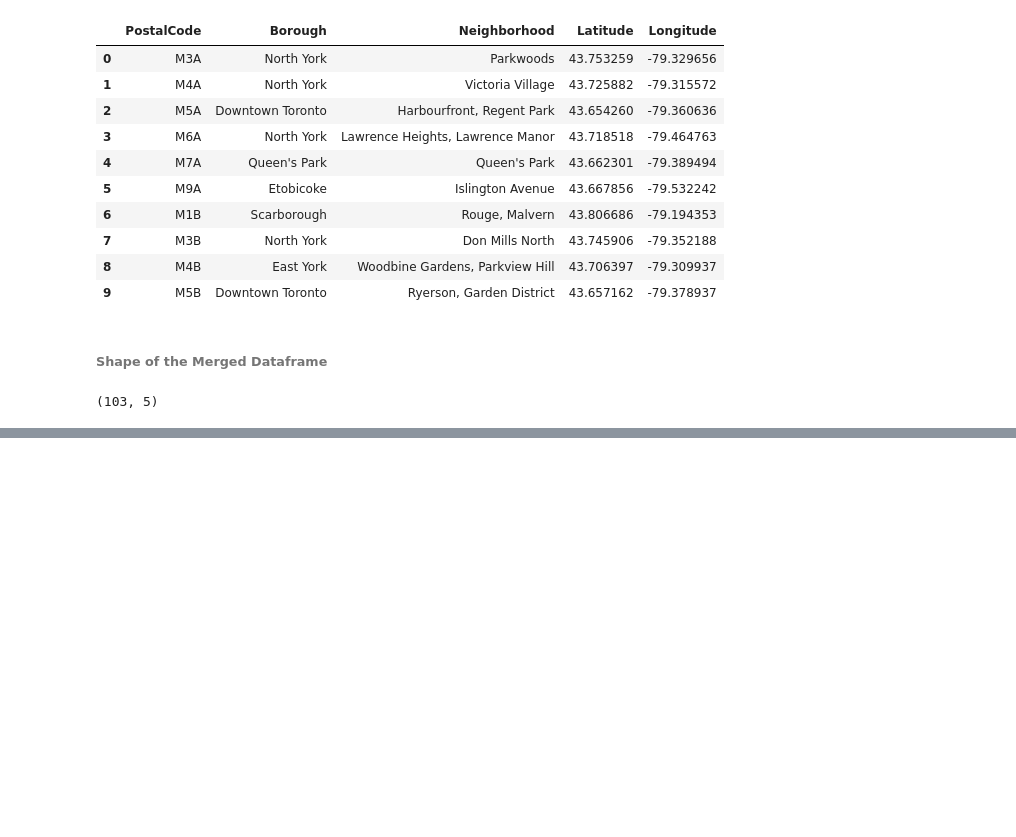
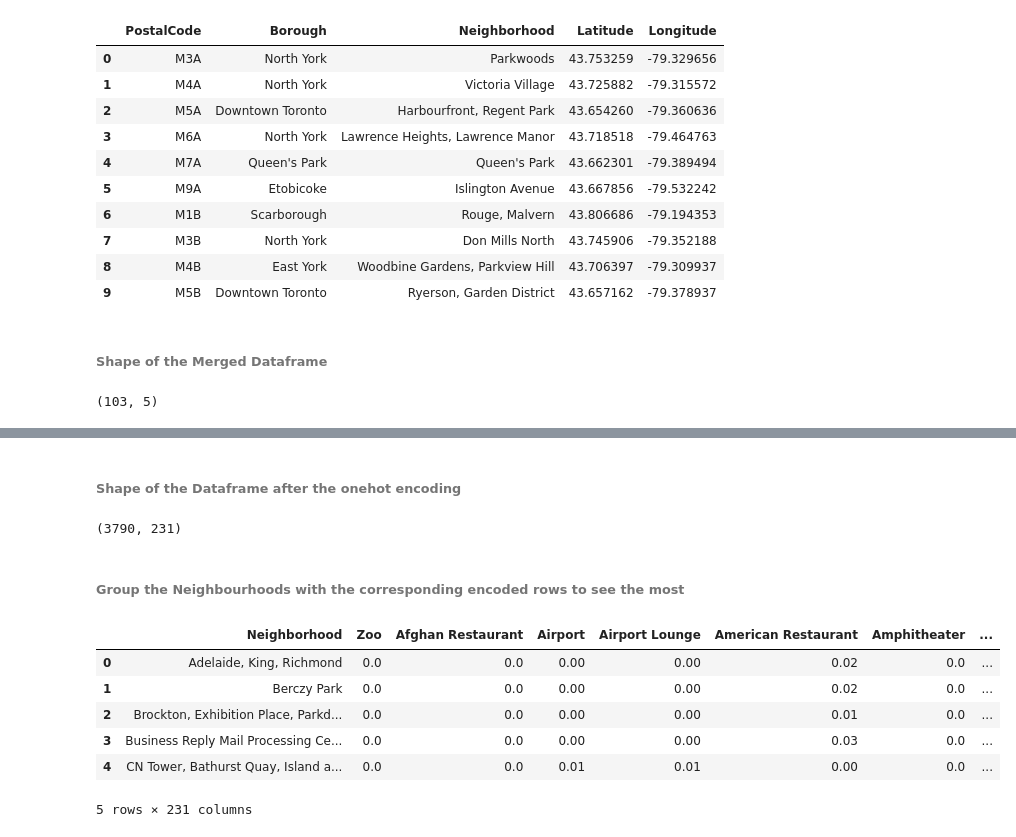
Before and after one commit to vminfant/Coursera_Capstone, a Jupyter notebook: Capstone_Segmenting_Neighborhoods_Toronto.ipynb, the cells around one changed output, grey strips where cells are left out. Drawn from its saved outputs; the diff is of its cells as text; code cells hidden in the pictures; blank space fills up the shorter version.

```diff
--- a/Capstone_Segmenting_Neighborhoods_Toronto.ipynb
+++ b/Capstone_Segmenting_Neighborhoods_Toronto.ipynb
@@ -215,0 +312,15 @@ print(f"{mgd_pos_df.shape}")
+# %%
+# create map of Downtown Toronto using latitude and longitude values
+map_toronto_id = folium.Map(location=[latitude, longitude], zoom_start=10)
+
+# add markers to map
+for lat, lng, borough, neighborhood in zip(toronto_df['Latitude'], toronto_df['Longitude'], toronto_df['Borough'], toronto_df['Neighborhood']):
+    label = '{}, {}'.format(neighborhood, borough)
+    label = folium.Popup(label, parse_html=True)
+    folium.CircleMarker(
+        [lat, lng],
+        radius=4,
+        popup=label,
+        color='green').add_to(map_toronto_id)
+
+map_toronto_id
@@ -215,0 +331,8 @@ print(f"{mgd_pos_df.shape}")
+# %%
+CLIENT_ID = 'My id was here' # your Foursquare ID
+CLIENT_SECRET = 'My secret was here' # your Foursquare Secret
+VERSION = '20190531' # Foursquare API version
+
+print('Your credentails:')
+print('CLIENT_ID: ' + CLIENT_ID)
+print('CLIENT_SECRET:' + CLIENT_SECRET)
@@ -215,0 +390,5 @@ print(f"{mgd_pos_df.shape}")
+# %%
+toronto_venues = getNearbyVenues(names=toronto_df['Neighborhood'],
+                                   latitudes=toronto_df['Latitude'],
+                                   longitudes=toronto_df['Longitude']
+                                  )
@@ -215,0 +476,19 @@ print(f"{mgd_pos_df.shape}")
+# %% [markdown]
+###### Shape of the Dataframe after the onehot encoding
+# %%
+toronto_onehot.shape
+# %% [output]
+(3790, 231)
+# %% [markdown]
+###### Group the Neighbourhoods with the corresponding encoded rows to see the most
+# %%
+toronto_grouped = toronto_onehot.groupby('Neighborhood').mean().reset_index()
+toronto_grouped.head()
+# %% [output]
+|  | Neighborhood | Zoo | Afghan Restaurant | Airport | Airport Lounge | American Restaurant | Amphitheater | ... |
+| 0 | Adelaide, King, Richmond | 0.0 | 0.0 | 0.00 | 0.00 | 0.02 | 0.0 | ... |
+| 1 | Berczy Park | 0.0 | 0.0 | 0.00 | 0.00 | 0.02 | 0.0 | ... |
+| 2 | Brockton, Exhibition Place, Parkd... | 0.0 | 0.0 | 0.00 | 0.00 | 0.01 | 0.0 | ... |
+| 3 | Business Reply Mail Processing Ce... | 0.0 | 0.0 | 0.00 | 0.00 | 0.03 | 0.0 | ... |
+| 4 | CN Tower, Bathurst Quay, Island a... | 0.0 | 0.0 | 0.01 | 0.01 | 0.00 | 0.0 | ... |
+5 rows × 231 columns
```
Also changed, not shown: parts of 43 cells of this notebook.
